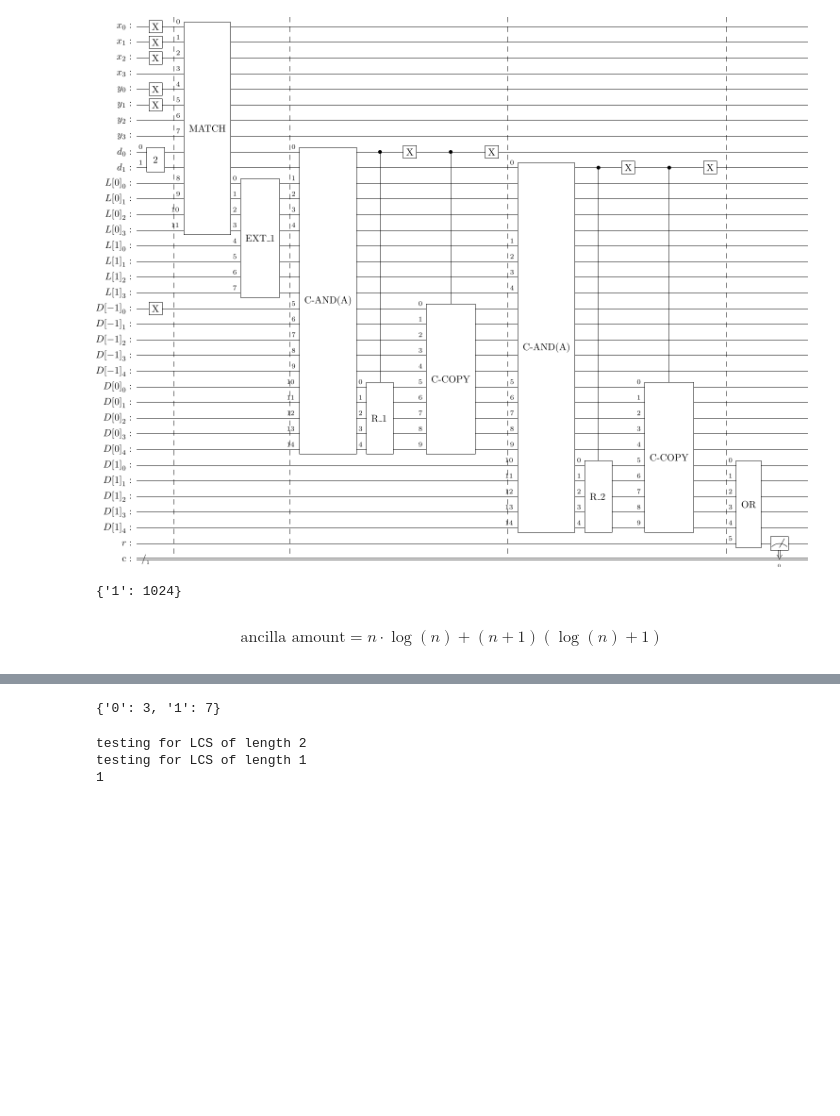
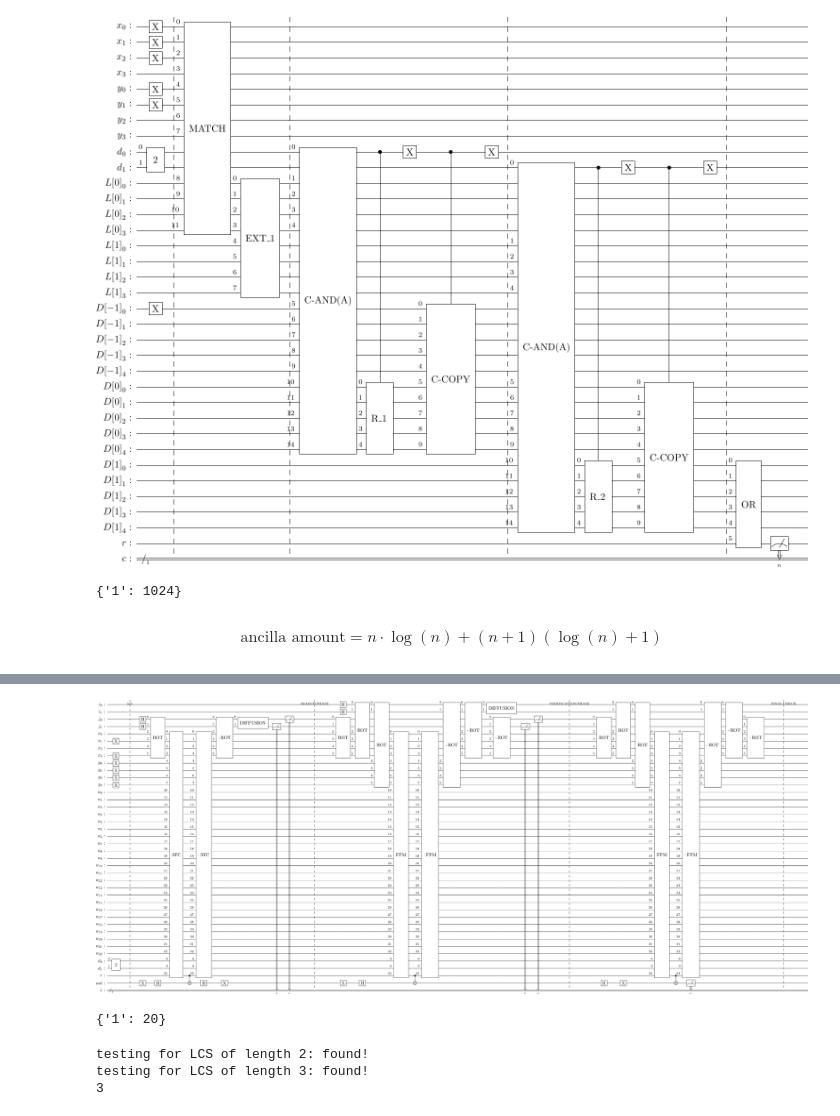
Before and after one commit to BoredDam/quantum-algorithms, a Jupyter notebook: Quantum-LCS/LCS-testing.ipynb, the cells around one changed output, grey strips where cells are left out. Cells and saved outputs as stored; diff of their text form; code cells hidden in the pictures; blank space fills up the shorter version.

```diff
--- a/Quantum-LCS/LCS-testing.ipynb
+++ b/Quantum-LCS/LCS-testing.ipynb
@@ -579,14 +569,18 @@ def quantum_step_circuit(n: int, d: int, x: str, y: str):
     return qc
 # %%
 n = 4
-d = 3
-X = '1111'
-Y = '0000'
+d = 2
+X = '1010'
+Y = '1111'
 
-qc = quantum_step_circuit(n, d, x, y)
-run(qc, 10)
+qc = quantum_step_circuit(n, d, X, Y)
+qc.draw('latex')
 # %% [output]
-{'0': 3, '1': 7}
+[figure, added]
+# %%
+run(qc, 20)
+# %% [output]
+{'1': 20}
 # %%
 def quantum_LCS_test(n: int, d: int, x: str, y: str):
     qc = quantum_step_circuit(n, d, x, y)
@@ -599,25 +593,31 @@ def quantum_LCS_test(n: int, d: int, x: str, y: str):
 # %%
-X = '1101'
-Y = '0011'
+X = '1110'
+Y = '1111'
 
 def quantum_LCS(x: str, y: str, n: int, verbose: bool=False):
     l = 0
     r = n
+    last = n
+    while l < r:
+        d = int(np.floor((l + r) / 2))
 
-    while l < r:
-        d = int(np.floor((l + r + 1) / 2))
+        if d == last: break
+
         if verbose:
-            print(f"testing for LCS of length {d}")
+            print(f"testing for LCS of length {d}:", end=" ")
 
-        if quantum_LCS_test(n, d, x, y): ## QUANTUM TEST
+        if quantum_LCS_test(n, d, x, y):
             l = d
+            print("found!")
+
         else:
             r = d - 1
-
+            print("not found!")
+        last = d
     return l
 
 print(quantum_LCS(X, Y, len(X), True))
 # %% [output]
-testing for LCS of length 2
-testing for LCS of length 1
-1
+testing for LCS of length 2: found!
+testing for LCS of length 3: found!
+3
```
Also changed, not shown: parts of 3 cells of this notebook.
